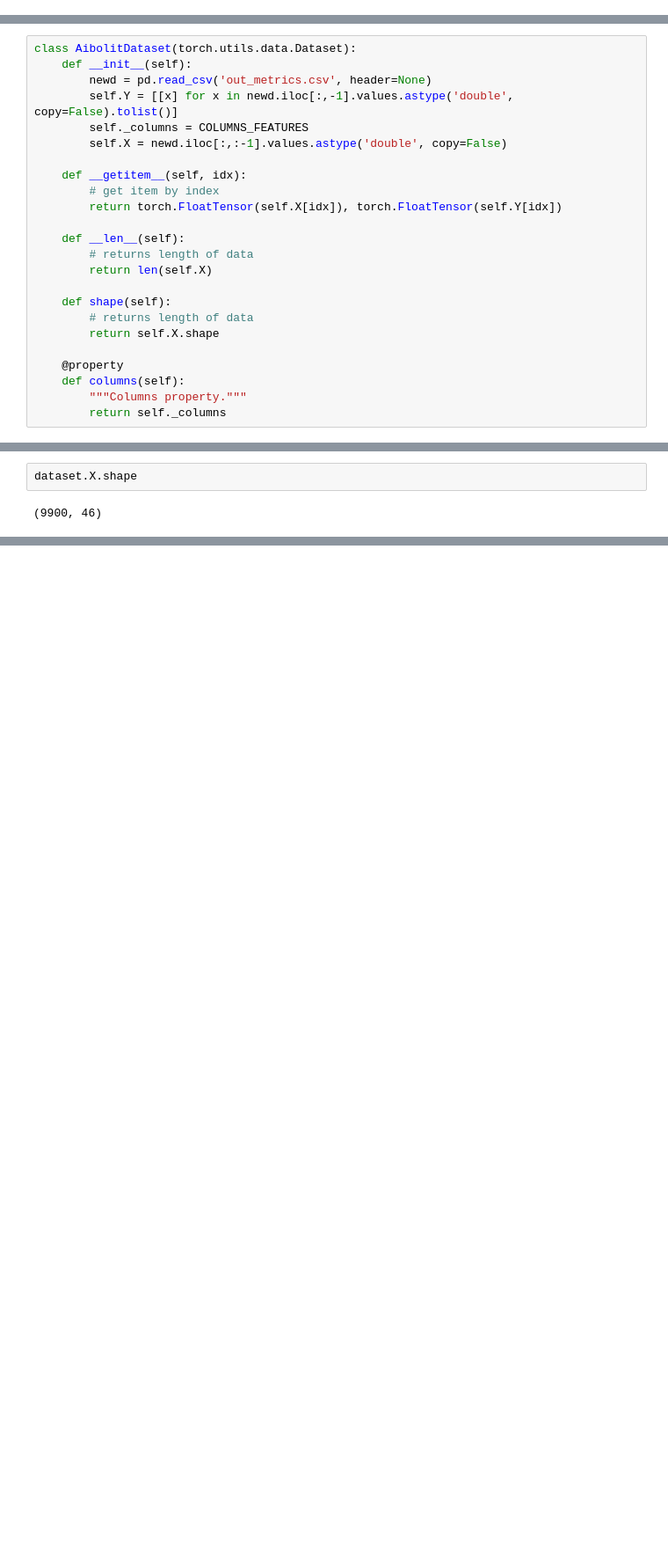
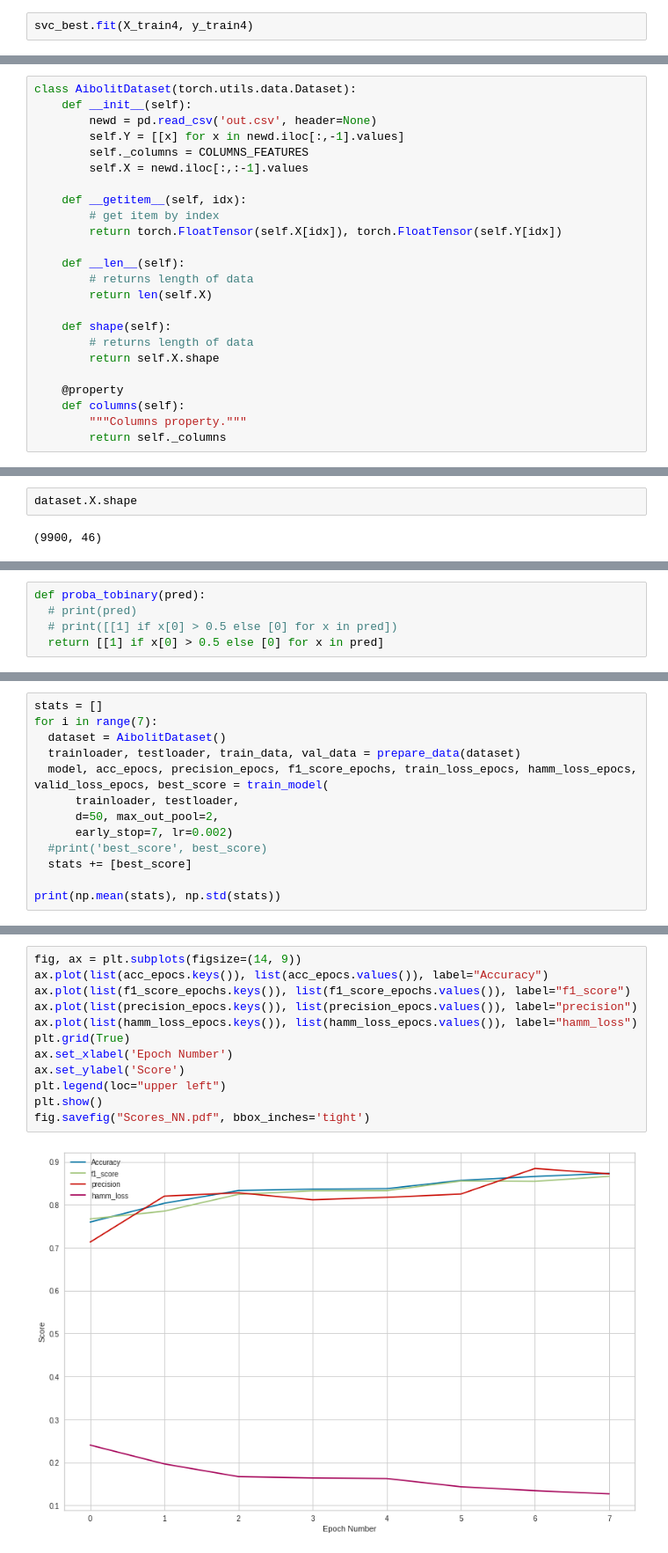
Before and after one commit to cqfn/aibolit, a Jupyter notebook: model/Pairwise.ipynb, the cells around one changed output, grey strips where cells are left out. Shown at 88% size. Drawn from its saved outputs; the diff is of its cells as text; blank space fills up the shorter version.

```diff
--- a/model/Pairwise.ipynb
+++ b/model/Pairwise.ipynb
@@ -336,0 +394,2 @@ test_val
+# %%
+svc_best.fit(X_train4, y_train4)
@@ -456,10 +617,10 @@ KeyboardInterrupt: ignored
 # %%
 class AibolitDataset(torch.utils.data.Dataset):
     def __init__(self):
-        newd = pd.read_csv('out_metrics.csv', header=None)
-        self.Y = [[x] for x in newd.iloc[:,-1].values.astype('double', copy=False).tolist()]
+        newd = pd.read_csv('out.csv', header=None)
+        self.Y = [[x] for x in newd.iloc[:,-1].values]
         self._columns = COLUMNS_FEATURES
-        self.X = newd.iloc[:,:-1].values.astype('double', copy=False)
+        self.X = newd.iloc[:,:-1].values
 
     def __getitem__(self, idx):
         # get item by index
@@ -569 +734,6 @@ class Net(nn.Module):
+# %%
+def proba_tobinary(pred):
+  # print(pred)
+  # print([[1] if x[0] > 0.5 else [0] for x in pred])
+  return [[1] if x[0] > 0.5 else [0] for x in pred]
 # %%
@@ -666,0 +853,13 @@ pred=clf_svm1.predict(X_test)
+# %%
+stats = []
+for i in range(7):
+  dataset = AibolitDataset()
+  trainloader, testloader, train_data, val_data = prepare_data(dataset)
+  model, acc_epocs, precision_epocs, f1_score_epochs, train_loss_epocs, hamm_loss_epocs, valid_loss_epocs, best_score = train_model(
+      trainloader, testloader,
+      d=50, max_out_pool=2,
+      early_stop=7, lr=0.002)
+  #print('best_score', best_score)
+  stats += [best_score]
+
+print(np.mean(stats), np.std(stats))
@@ -666,0 +891,14 @@ pred=clf_svm1.predict(X_test)
+# %%
+fig, ax = plt.subplots(figsize=(14, 9))
+ax.plot(list(acc_epocs.keys()), list(acc_epocs.values()), label="Accuracy")
+ax.plot(list(f1_score_epochs.keys()), list(f1_score_epochs.values()), label="f1_score")
+ax.plot(list(precision_epocs.keys()), list(precision_epocs.values()), label="precision")
+ax.plot(list(hamm_loss_epocs.keys()), list(hamm_loss_epocs.values()), label="hamm_loss")
+plt.grid(True)
+ax.set_xlabel('Epoch Number')
+ax.set_ylabel('Score')
+plt.legend(loc="upper left")
+plt.show()
+fig.savefig("Scores_NN.pdf", bbox_inches='tight')
+# %% [output]
+[figure, added]
```
Also changed, not shown: parts of 48 cells of this notebook, 1 other file.
